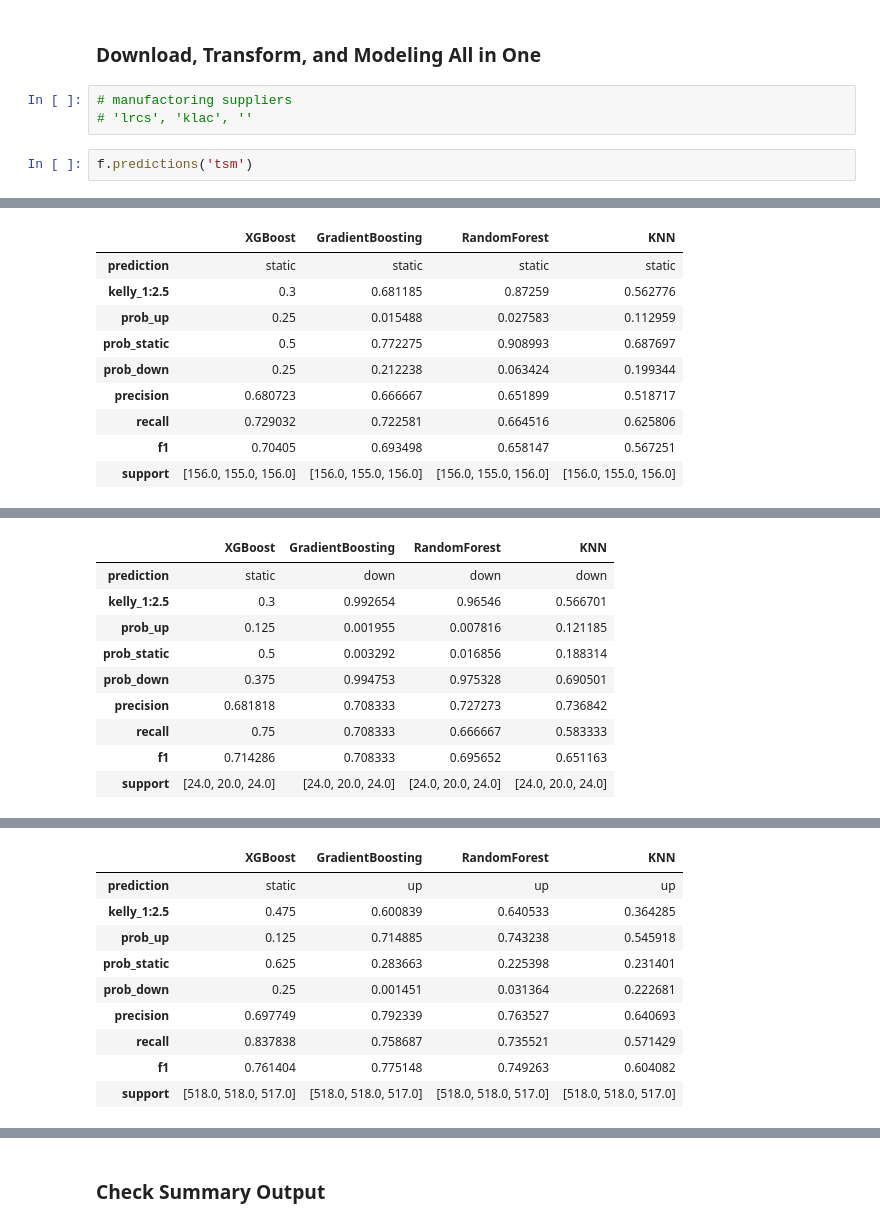
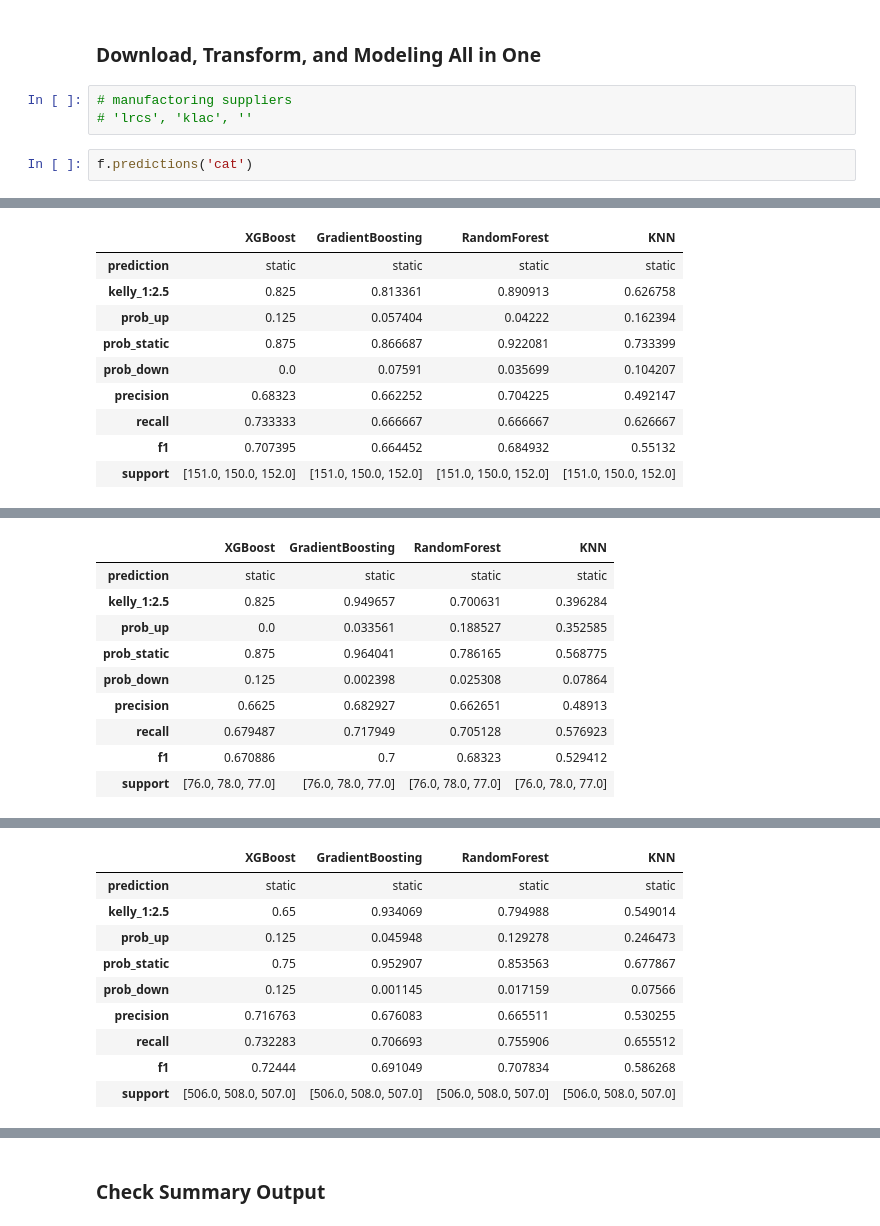
Before and after one commit to yuchild/stock_production, a Jupyter notebook: stock_next_time_frame_predictor.ipynb, the cells around one changed output, grey strips where cells are left out. Cells and saved outputs as stored; diff of their text form.

```diff
--- a/stock_next_time_frame_predictor.ipynb
+++ b/stock_next_time_frame_predictor.ipynb
@@ -39,9 +39,9 @@ from src import functions as f
 %autoreload 2
 # %% [markdown]
 ### Download, Transform, and Modeling All in One
-# %%
-# manufactoring suppliers
-# 'lrcs', 'klac', ''
+# %%
+# manufactoring suppliers
+# 'lrcs', 'klac', ''
 # %%
-f.predictions('tsm')
+f.predictions('cat')
 # %% [output]
@@ -60,10 +60,10 @@ TSM 15m Interval Timestamp: 2024-10-20 03:57:29
 |  | XGBoost | GradientBoosting | RandomForest | KNN |
 | prediction | static | static | static | static |
-| kelly_1:2.5 | 0.3 | 0.681185 | 0.87259 | 0.562776 |
-| prob_up | 0.25 | 0.015488 | 0.027583 | 0.112959 |
-| prob_static | 0.5 | 0.772275 | 0.908993 | 0.687697 |
-| prob_down | 0.25 | 0.212238 | 0.063424 | 0.199344 |
-| precision | 0.680723 | 0.666667 | 0.651899 | 0.518717 |
-| recall | 0.729032 | 0.722581 | 0.664516 | 0.625806 |
-| f1 | 0.70405 | 0.693498 | 0.658147 | 0.567251 |
-| support | [156.0, 155.0, 156.0] | [156.0, 155.0, 156.0] | [156.0, 155.0, 156.0] | [156.0, 155.0, 156.0] |
+| kelly_1:2.5 | 0.825 | 0.813361 | 0.890913 | 0.626758 |
+| prob_up | 0.125 | 0.057404 | 0.04222 | 0.162394 |
+| prob_static | 0.875 | 0.866687 | 0.922081 | 0.733399 |
+| prob_down | 0.0 | 0.07591 | 0.035699 | 0.104207 |
+| precision | 0.68323 | 0.662252 | 0.704225 | 0.492147 |
+| recall | 0.733333 | 0.666667 | 0.666667 | 0.626667 |
+| f1 | 0.707395 | 0.664452 | 0.684932 | 0.55132 |
+| support | [151.0, 150.0, 152.0] | [151.0, 150.0, 152.0] | [151.0, 150.0, 152.0] | [151.0, 150.0, 152.0] |
@@ -71,10 +71,10 @@ TSM 30m Interval Timestamp: 2024-10-20 03:57:33
 |  | XGBoost | GradientBoosting | RandomForest | KNN |
-| prediction | static | down | down | down |
-| kelly_1:2.5 | 0.3 | 0.992654 | 0.96546 | 0.566701 |
-| prob_up | 0.125 | 0.001955 | 0.007816 | 0.121185 |
-| prob_static | 0.5 | 0.003292 | 0.016856 | 0.188314 |
-| prob_down | 0.375 | 0.994753 | 0.975328 | 0.690501 |
-| precision | 0.681818 | 0.708333 | 0.727273 | 0.736842 |
-| recall | 0.75 | 0.708333 | 0.666667 | 0.583333 |
-| f1 | 0.714286 | 0.708333 | 0.695652 | 0.651163 |
-| support | [24.0, 20.0, 24.0] | [24.0, 20.0, 24.0] | [24.0, 20.0, 24.0] | [24.0, 20.0, 24.0] |
+| prediction | static | static | static | static |
+| kelly_1:2.5 | 0.825 | 0.949657 | 0.700631 | 0.396284 |
+| prob_up | 0.0 | 0.033561 | 0.188527 | 0.352585 |
+| prob_static | 0.875 | 0.964041 | 0.786165 | 0.568775 |
+| prob_down | 0.125 | 0.002398 | 0.025308 | 0.07864 |
+| precision | 0.6625 | 0.682927 | 0.662651 | 0.48913 |
+| recall | 0.679487 | 0.717949 | 0.705128 | 0.576923 |
+| f1 | 0.670886 | 0.7 | 0.68323 | 0.529412 |
+| support | [76.0, 78.0, 77.0] | [76.0, 78.0, 77.0] | [76.0, 78.0, 77.0] | [76.0, 78.0, 77.0] |
@@ -82,10 +82,10 @@ TSM 1h Interval Timestamp: 2024-10-20 03:57:35
 |  | XGBoost | GradientBoosting | RandomForest | KNN |
-| prediction | static | up | up | up |
-| kelly_1:2.5 | 0.475 | 0.600839 | 0.640533 | 0.364285 |
-| prob_up | 0.125 | 0.714885 | 0.743238 | 0.545918 |
-| prob_static | 0.625 | 0.283663 | 0.225398 | 0.231401 |
-| prob_down | 0.25 | 0.001451 | 0.031364 | 0.222681 |
-| precision | 0.697749 | 0.792339 | 0.763527 | 0.640693 |
-| recall | 0.837838 | 0.758687 | 0.735521 | 0.571429 |
-| f1 | 0.761404 | 0.775148 | 0.749263 | 0.604082 |
-| support | [518.0, 518.0, 517.0] | [518.0, 518.0, 517.0] | [518.0, 518.0, 517.0] | [518.0, 518.0, 517.0] |
+| prediction | static | static | static | static |
+| kelly_1:2.5 | 0.65 | 0.934069 | 0.794988 | 0.549014 |
+| prob_up | 0.125 | 0.045948 | 0.129278 | 0.246473 |
+| prob_static | 0.75 | 0.952907 | 0.853563 | 0.677867 |
+| prob_down | 0.125 | 0.001145 | 0.017159 | 0.07566 |
+| precision | 0.716763 | 0.676083 | 0.665511 | 0.530255 |
+| recall | 0.732283 | 0.706693 | 0.755906 | 0.655512 |
+| f1 | 0.72444 | 0.691049 | 0.707834 | 0.586268 |
+| support | [506.0, 508.0, 507.0] | [506.0, 508.0, 507.0] | [506.0, 508.0, 507.0] | [506.0, 508.0, 507.0] |
```
Also changed, not shown: parts of 1 cell of this notebook, 14 other files.
